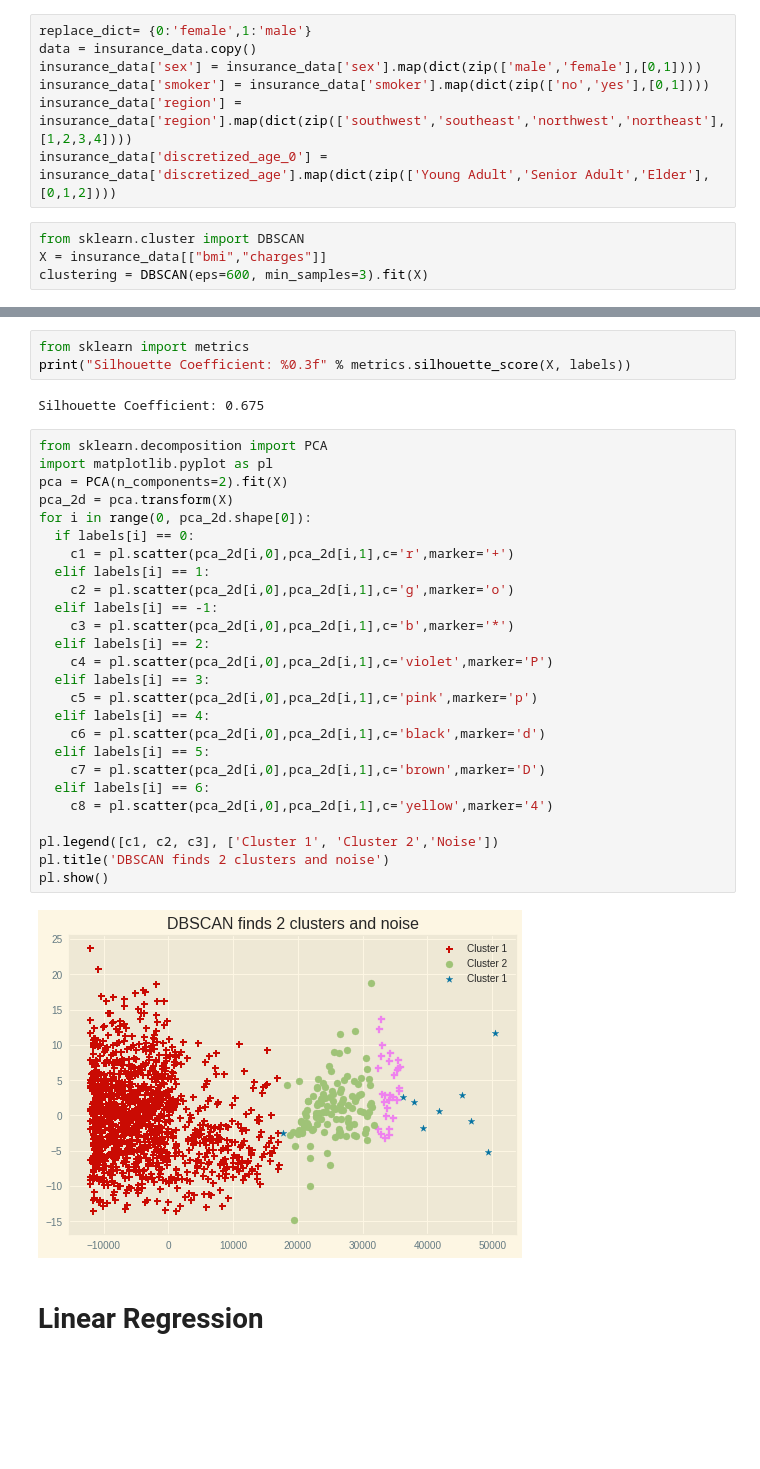
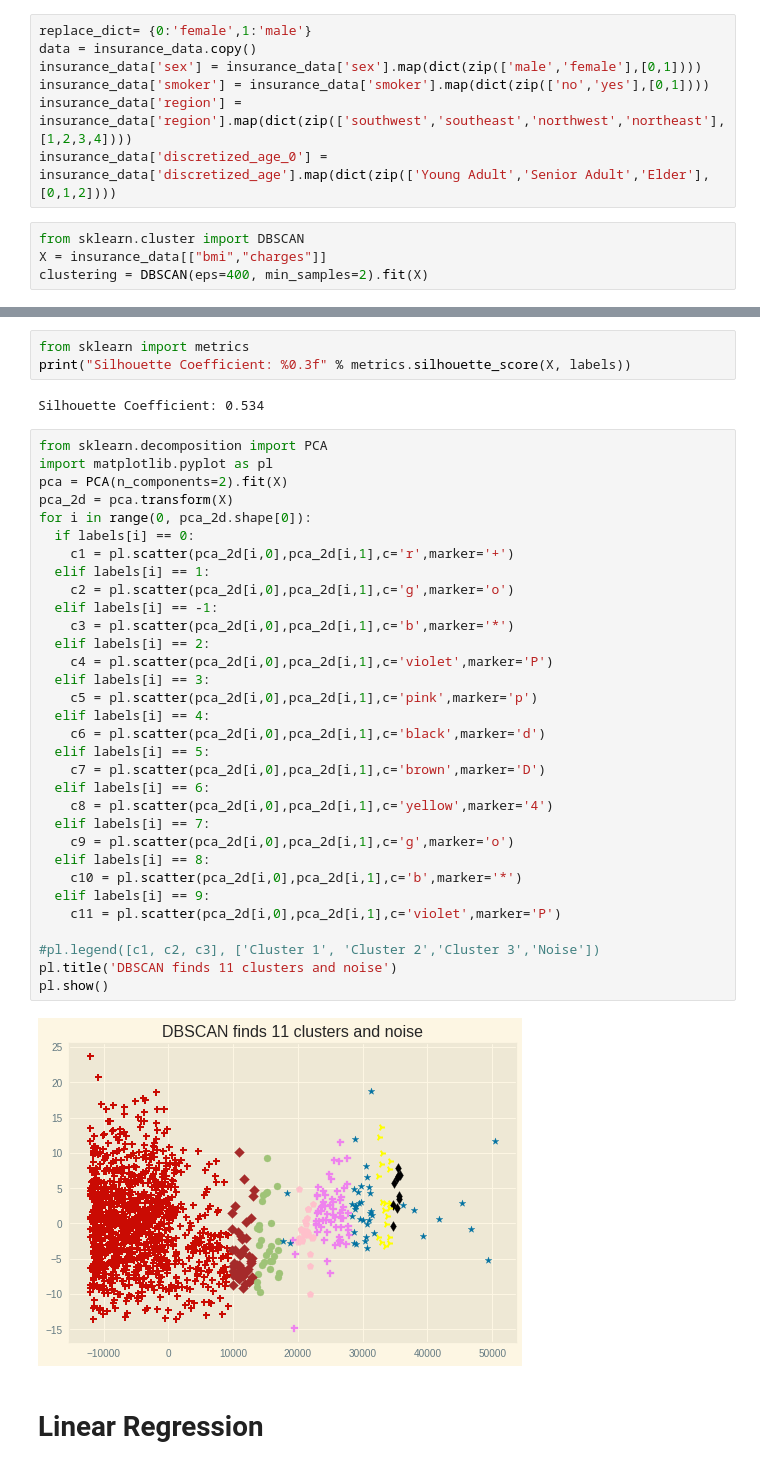
Before and after one commit to anisha98/DataMiningCSCI5521, a Jupyter notebook: DataMiningProject.ipynb, the cells around one changed output, grey strips where cells are left out. Cells and saved outputs as stored; diff of their text form; blank space fills up the shorter version.

```diff
--- a/DataMiningProject.ipynb
+++ b/DataMiningProject.ipynb
@@ -1132,7 +1122,7 @@ insurance_data['discretized_age_0'] = insurance_data['discretized_age'].map(dict
 # %%
 from sklearn.cluster import DBSCAN
 X = insurance_data[["bmi","charges"]]
-clustering = DBSCAN(eps=600, min_samples=3).fit(X)
+clustering = DBSCAN(eps=400, min_samples=2).fit(X)
 # %%
 labels = clustering.labels_
 print(np.unique(labels))
@@ -1151,35 +1141,41 @@ Estimated number of noise points: 9
 from sklearn import metrics
 print("Silhouette Coefficient: %0.3f" % metrics.silhouette_score(X, labels))
 # %% [output]
-Silhouette Coefficient: 0.675
+Silhouette Coefficient: 0.534
 # %%
 from sklearn.decomposition import PCA
 import matplotlib.pyplot as pl
 pca = PCA(n_components=2).fit(X)
 pca_2d = pca.transform(X)
 for i in range(0, pca_2d.shape[0]):
   if labels[i] == 0:
     c1 = pl.scatter(pca_2d[i,0],pca_2d[i,1],c='r',marker='+')
   elif labels[i] == 1:
     c2 = pl.scatter(pca_2d[i,0],pca_2d[i,1],c='g',marker='o')
   elif labels[i] == -1:
     c3 = pl.scatter(pca_2d[i,0],pca_2d[i,1],c='b',marker='*')
   elif labels[i] == 2:
     c4 = pl.scatter(pca_2d[i,0],pca_2d[i,1],c='violet',marker='P')
   elif labels[i] == 3:
     c5 = pl.scatter(pca_2d[i,0],pca_2d[i,1],c='pink',marker='p')
   elif labels[i] == 4:
     c6 = pl.scatter(pca_2d[i,0],pca_2d[i,1],c='black',marker='d')
   elif labels[i] == 5:
     c7 = pl.scatter(pca_2d[i,0],pca_2d[i,1],c='brown',marker='D')
   elif labels[i] == 6:
     c8 = pl.scatter(pca_2d[i,0],pca_2d[i,1],c='yellow',marker='4')
+  elif labels[i] == 7:
+    c9 = pl.scatter(pca_2d[i,0],pca_2d[i,1],c='g',marker='o')
+  elif labels[i] == 8:
+    c10 = pl.scatter(pca_2d[i,0],pca_2d[i,1],c='b',marker='*')
+  elif labels[i] == 9:
+    c11 = pl.scatter(pca_2d[i,0],pca_2d[i,1],c='violet',marker='P')
 
-pl.legend([c1, c2, c3], ['Cluster 1', 'Cluster 2','Noise'])
-pl.title('DBSCAN finds 2 clusters and noise')
+#pl.legend([c1, c2, c3], ['Cluster 1', 'Cluster 2','Cluster 3','Noise'])
+pl.title('DBSCAN finds 11 clusters and noise')
 pl.show()
 # %% [output]
-[figure, old version]
+[figure, new version]
 # %% [markdown]
 # Linear Regression
 # %%
```
Also changed, not shown: parts of 32 cells of this notebook.
